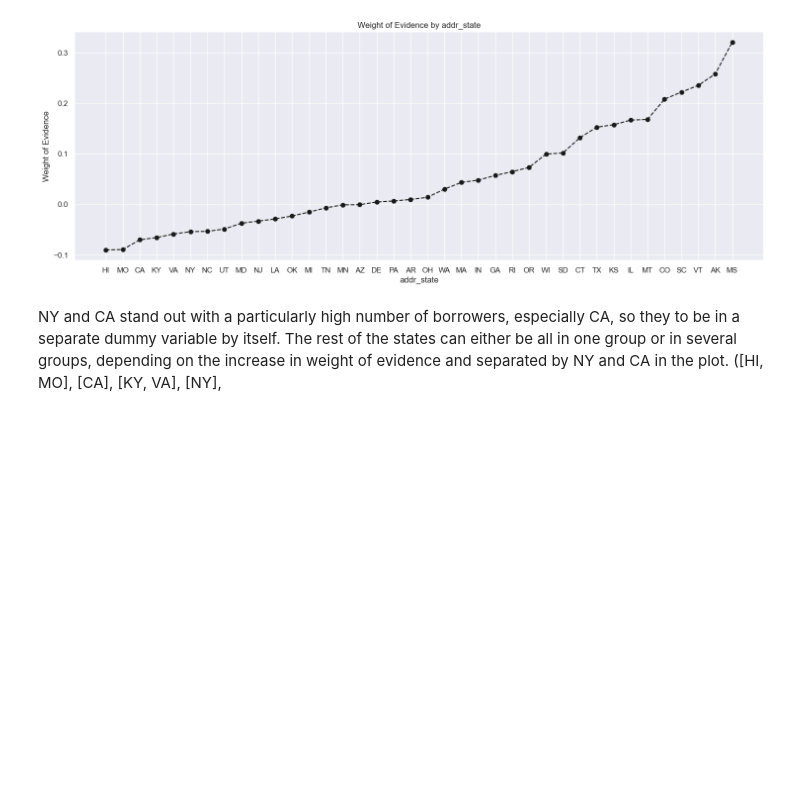
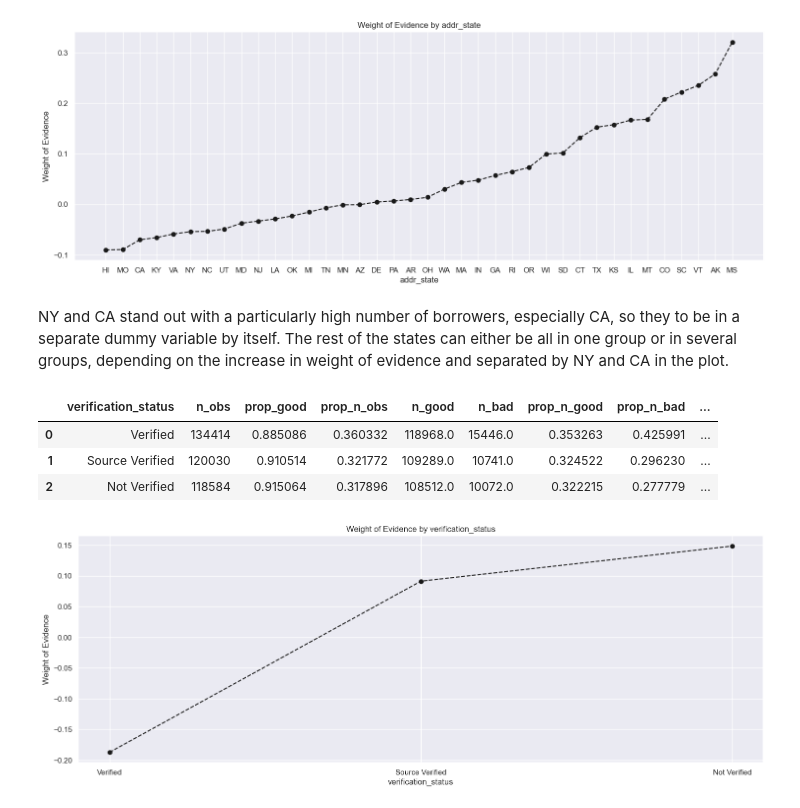
Before and after one commit to mge1112/Credit-Risk-Modeling-in-Python, a Jupyter notebook: credit_risk_modeling.ipynb, the cells around one changed output. Drawn from its saved outputs; the diff is of its cells as text; code cells hidden in the pictures; blank space fills up the shorter version.

```diff
--- a/credit_risk_modeling.ipynb
+++ b/credit_risk_modeling.ipynb
@@ -754,4 +754,4 @@ plot_by_woe(df_temp.iloc[6: -6, :])
 # %% [output]
 [figure]
 # %% [markdown]
-NY and CA stand out with a particularly high number of borrowers, especially CA, so they to be in a separate dummy variable by itself. The rest of the states can either be all in one group or in several groups, depending on the increase in weight of evidence and separated by NY and CA in the plot. ([HI, MO], [CA], [KY, VA], [NY],
+NY and CA stand out with a particularly high number of borrowers, especially CA, so they to be in a separate dummy variable by itself. The rest of the states can either be all in one group or in several groups, depending on the increase in weight of evidence and separated by NY and CA in the plot.
@@ -757,0 +813,13 @@ NY and CA stand out with a particularly high number of borrowers, especially CA,
+# %%
+# 'verification_status'
+df_temp = woe_discrete(df_inputs_prepr, 'verification_status', df_targets_prepr)
+df_temp
+# %% [output]
+|  | verification_status | n_obs | prop_good | prop_n_obs | n_good | n_bad | prop_n_good | prop_n_bad | ... |
+| 0 | Verified | 134414 | 0.885086 | 0.360332 | 118968.0 | 15446.0 | 0.353263 | 0.425991 | ... |
+| 1 | Source Verified | 120030 | 0.910514 | 0.321772 | 109289.0 | 10741.0 | 0.324522 | 0.296230 | ... |
+| 2 | Not Verified | 118584 | 0.915064 | 0.317896 | 108512.0 | 10072.0 | 0.322215 | 0.277779 | ... |
+# %%
+plot_by_woe(df_temp)
+# %% [output]
+[figure, added]
```
Also changed, not shown: parts of 14 cells of this notebook.
